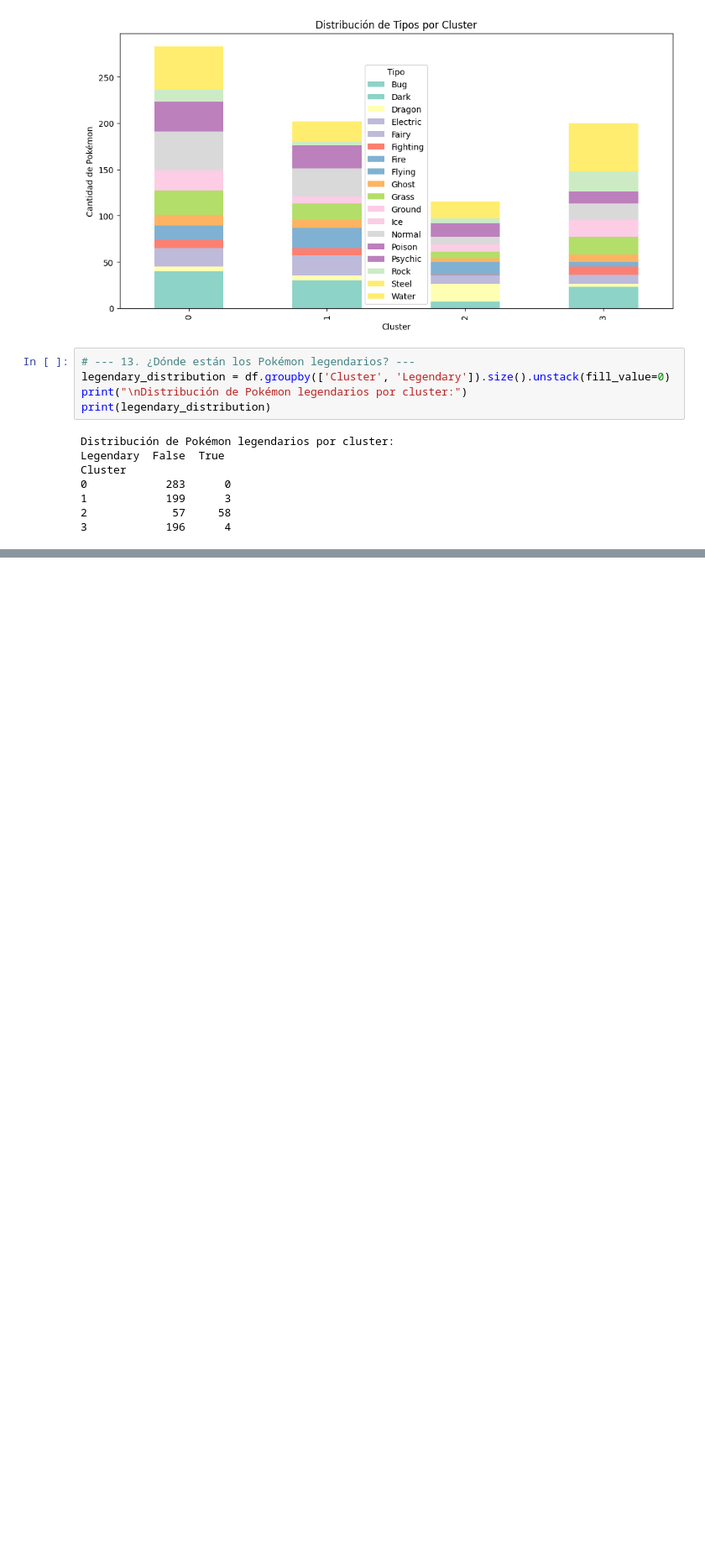
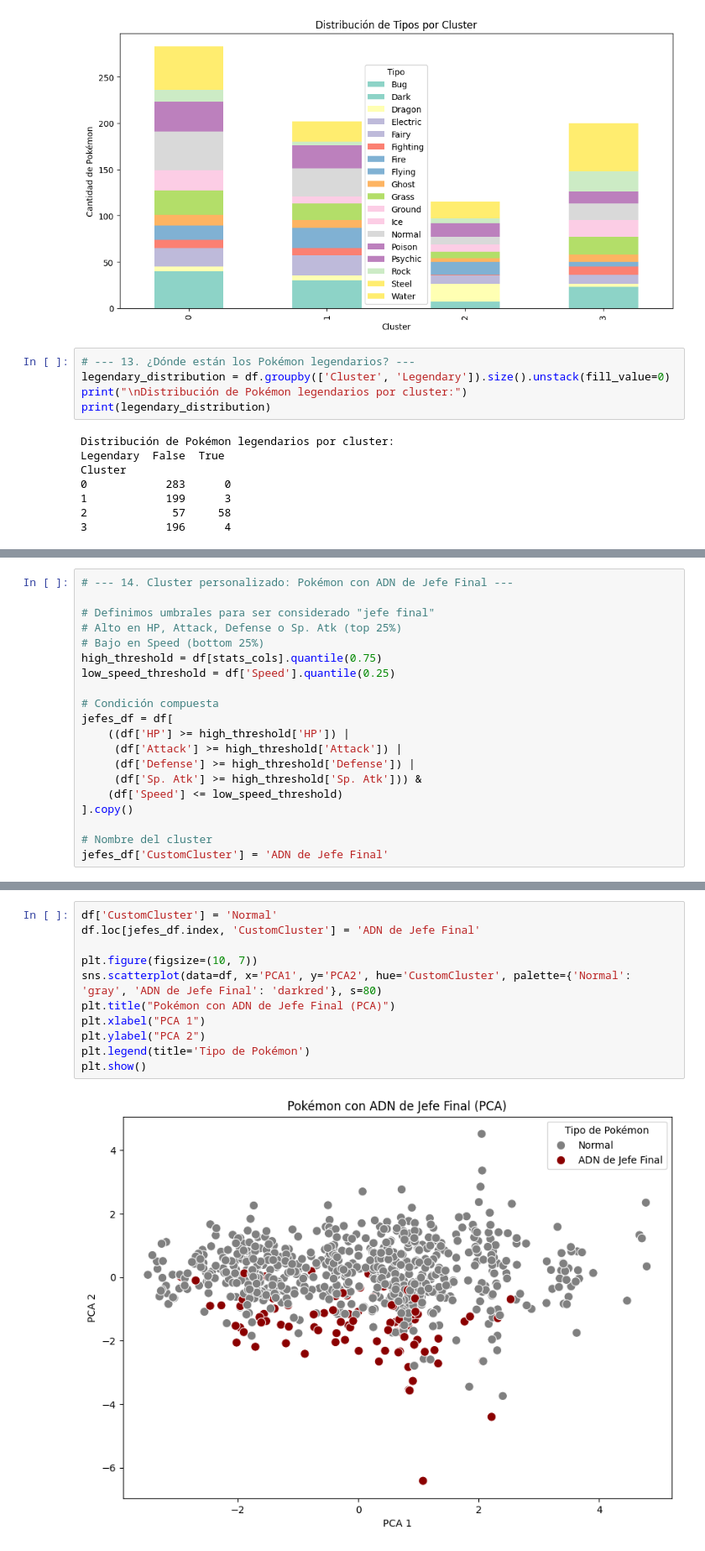
Before and after one commit to Bakudi/Kmeans-ia, a Jupyter notebook: src/kmeans.ipynb, the cells around one changed output, grey strips where cells are left out. Shown: that part at 84% size. Cells and saved outputs as stored; diff of their text form; blank space fills up the shorter version.

Commit message:
cluster #1

```diff
--- a/src/kmeans.ipynb
+++ b/src/kmeans.ipynb
@@ -126,0 +131,20 @@ Cluster
+# %%
+# --- 14. Cluster personalizado: Pokémon con ADN de Jefe Final ---
+
+# Definimos umbrales para ser considerado "jefe final"
+# Alto en HP, Attack, Defense o Sp. Atk (top 25%)
+# Bajo en Speed (bottom 25%)
+high_threshold = df[stats_cols].quantile(0.75)
+low_speed_threshold = df['Speed'].quantile(0.25)
+
+# Condición compuesta
+jefes_df = df[
+    ((df['HP'] >= high_threshold['HP']) |
+     (df['Attack'] >= high_threshold['Attack']) |
+     (df['Defense'] >= high_threshold['Defense']) |
+     (df['Sp. Atk'] >= high_threshold['Sp. Atk'])) &
+    (df['Speed'] <= low_speed_threshold)
+].copy()
+
+# Nombre del cluster
+jefes_df['CustomCluster'] = 'ADN de Jefe Final'
@@ -126,0 +170,13 @@ Cluster
+# %%
+df['CustomCluster'] = 'Normal'
+df.loc[jefes_df.index, 'CustomCluster'] = 'ADN de Jefe Final'
+
+plt.figure(figsize=(10, 7))
+sns.scatterplot(data=df, x='PCA1', y='PCA2', hue='CustomCluster', palette={'Normal': 'gray', 'ADN de Jefe Final': 'darkred'}, s=80)
+plt.title("Pokémon con ADN de Jefe Final (PCA)")
+plt.xlabel("PCA 1")
+plt.ylabel("PCA 2")
+plt.legend(title='Tipo de Pokémon')
+plt.show()
+# %% [output]
+[figure, added]
```
Also changed, not shown: parts of 3 cells of this notebook, 1 other file.
